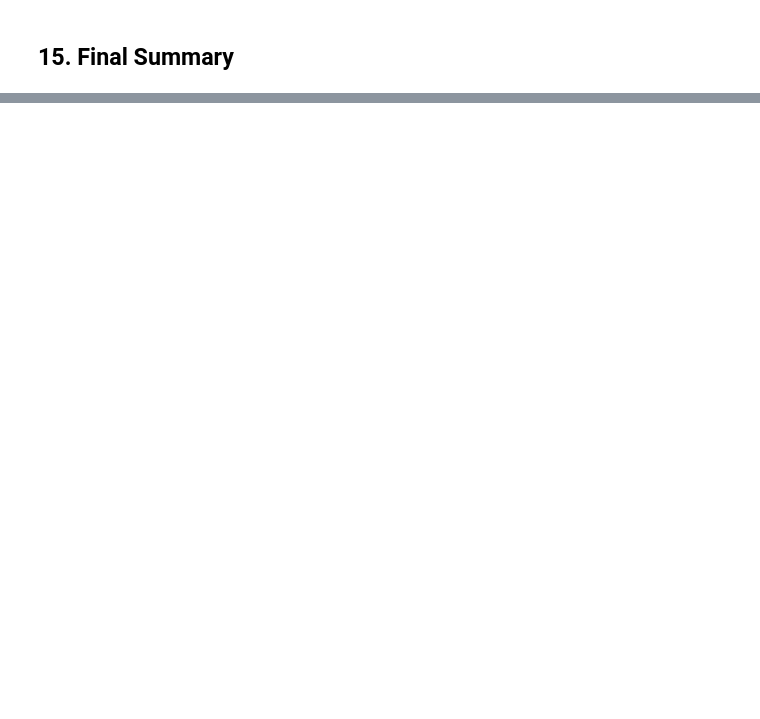
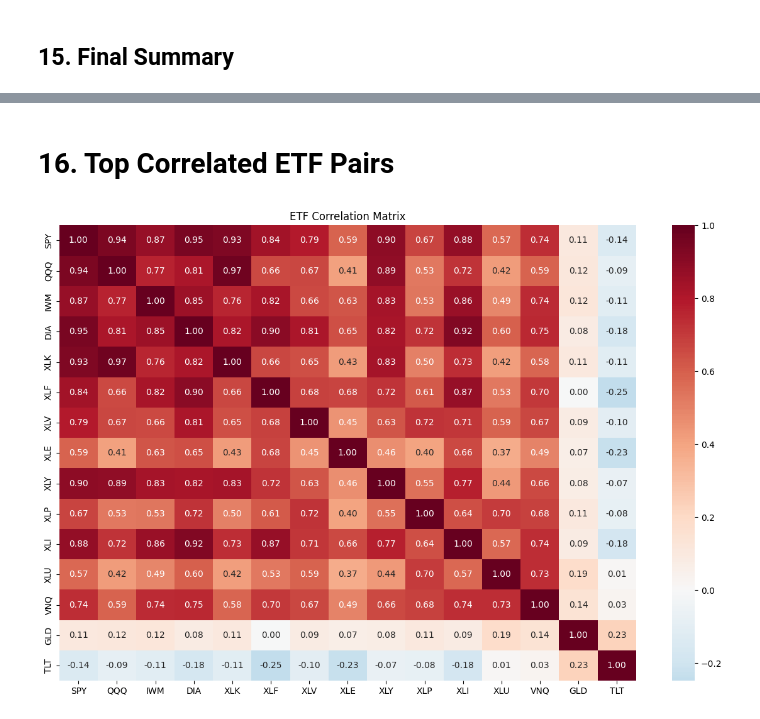
Before and after one commit to aarju-24/internship_project, a Jupyter notebook: notebooks/eda.ipynb, the cells around one changed output, grey strips where cells are left out. Cells and saved outputs as stored; diff of their text form; code cells hidden in the pictures; blank space fills up the shorter version.

```diff
--- a/notebooks/eda.ipynb
+++ b/notebooks/eda.ipynb
@@ -666,0 +845,25 @@ final_summary
+# %% [markdown]
+# 16. Top Correlated ETF Pairs
+# %%
+# ============================================================
+# ETF Correlation Matrix
+# ============================================================
+
+etf_corr = etf_returns.corr()
+
+plt.figure(figsize=(12,8))
+
+sns.heatmap(
+    etf_corr,
+    cmap="RdBu_r",
+    center=0,
+    annot=True,
+    fmt=".2f"
+)
+
+plt.title("ETF Correlation Matrix")
+
+plt.tight_layout()
+plt.show()
+# %% [output]
+[figure, added]
```
Also changed, not shown: parts of 55 cells of this notebook, 8 other files.
